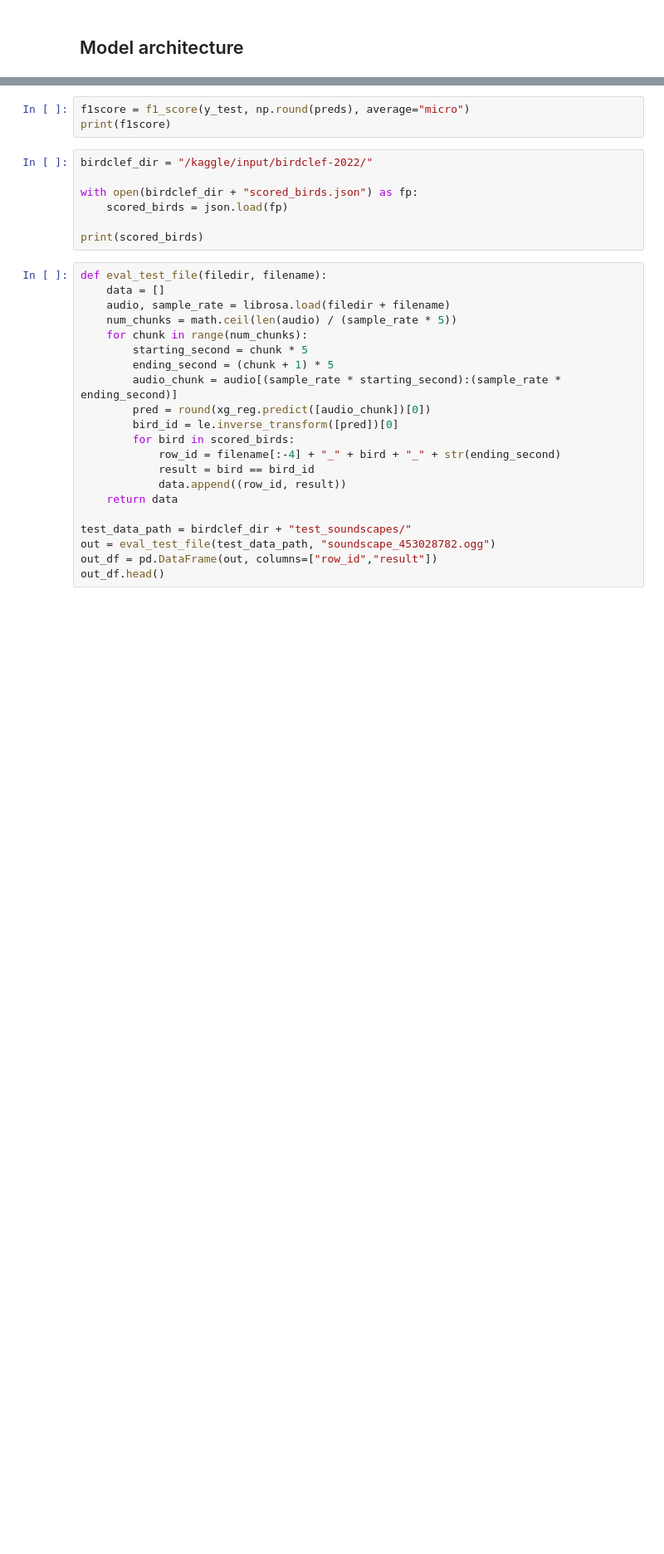
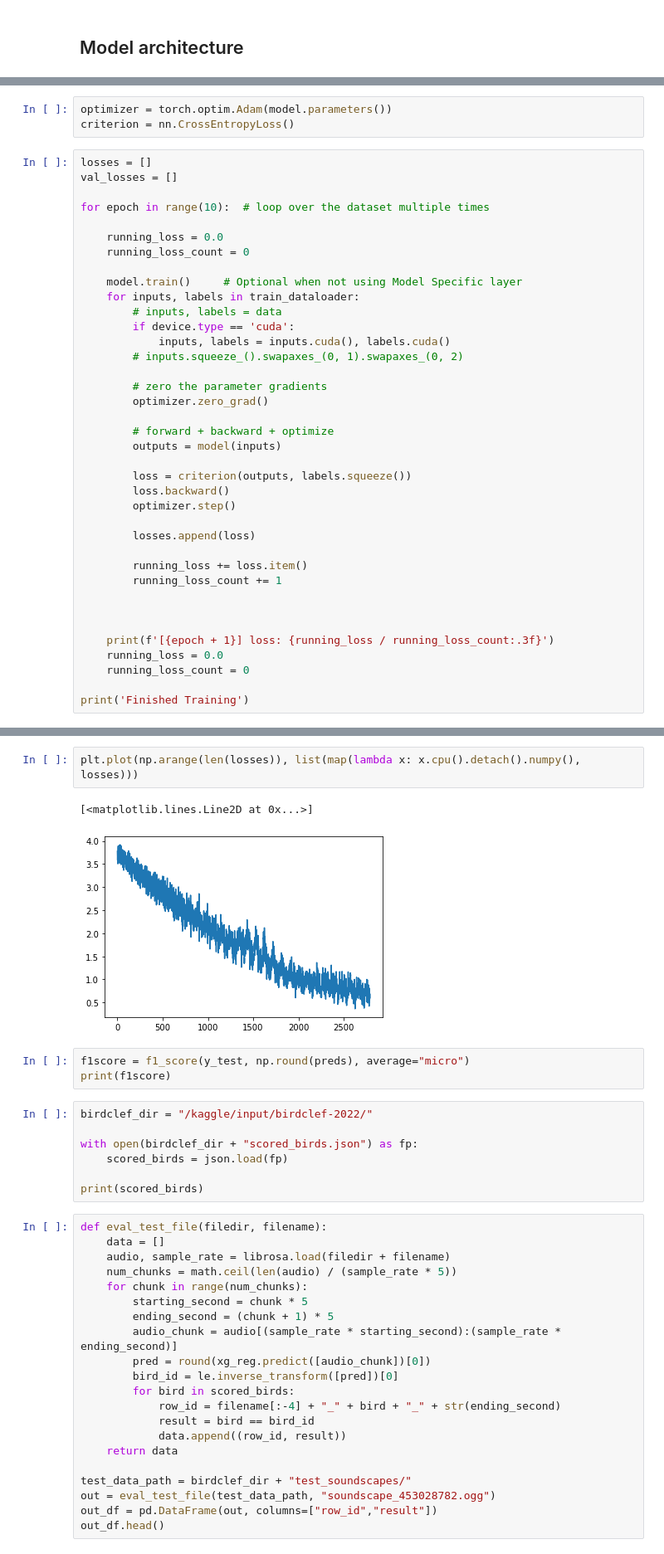
Before and after one commit to KilianFt/birdclef, a Jupyter notebook: birdclef-2022.ipynb, the cells around one changed output, grey strips where cells are left out. Shown at 83% size. Saved outputs shown, nothing was run; the diff lists cells and outputs as text; blank space fills up the shorter version.

```diff
--- a/birdclef-2022.ipynb
+++ b/birdclef-2022.ipynb
@@ -166,0 +289,41 @@ RuntimeError: The expanded size of the tensor (156) must match the existing size
+# %%
+optimizer = torch.optim.Adam(model.parameters())
+criterion = nn.CrossEntropyLoss()
+# %%
+losses = []
+val_losses = []
+
+for epoch in range(10):  # loop over the dataset multiple times
+
+    running_loss = 0.0
+    running_loss_count = 0
+
+    model.train()     # Optional when not using Model Specific layer
+    for inputs, labels in train_dataloader:
+        # inputs, labels = data
+        if device.type == 'cuda':
+            inputs, labels = inputs.cuda(), labels.cuda()
+        # inputs.squeeze_().swapaxes_(0, 1).swapaxes_(0, 2)
+
+        # zero the parameter gradients
+        optimizer.zero_grad()
+
+        # forward + backward + optimize
+        outputs = model(inputs)
+
+        loss = criterion(outputs, labels.squeeze())
+        loss.backward()
+        optimizer.step()
+
+        losses.append(loss)
+
+        running_loss += loss.item()
+        running_loss_count += 1
+
+
+
+    print(f'[{epoch + 1}] loss: {running_loss / running_loss_count:.3f}')
+    running_loss = 0.0
+    running_loss_count = 0
+
+print('Finished Training')
@@ -167,3 +364,8 @@ RuntimeError: The expanded size of the tensor (156) must match the existing size
+# %%
+plt.plot(np.arange(len(losses)), list(map(lambda x: x.cpu().detach().numpy(), losses)))
+# %% [output]
+[<matplotlib.lines.Line2D at 0x...>]
+[figure, added]
 # %%
 f1score = f1_score(y_test, np.round(preds), average="micro")
 print(f1score)
```
Also changed, not shown: parts of 13 cells of this notebook, 1 other file.
